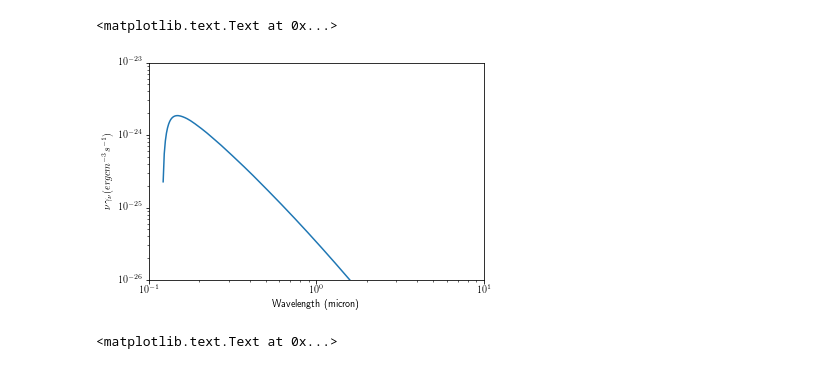
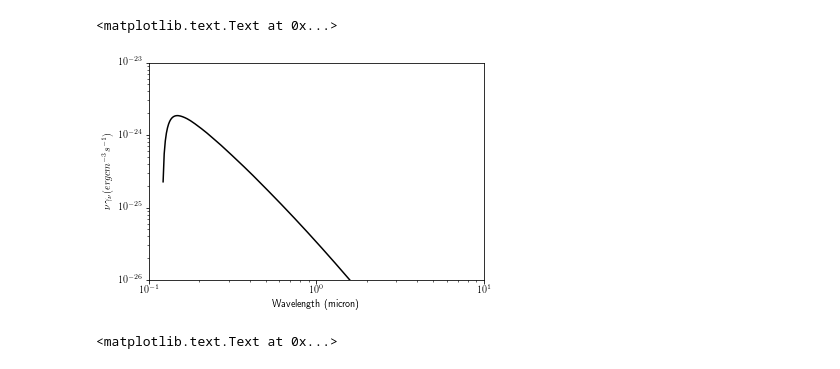
Before and after one commit to davecoulter/RadiationProject, a Jupyter notebook: GetOut.ipynb, the cells around one changed output. Saved outputs shown, nothing was run; the diff lists cells and outputs as text; code cells hidden in the pictures.

```diff
--- a/GetOut.ipynb
+++ b/GetOut.ipynb
@@ -287,5 +288,5 @@ def gamma_fb_n(n, Z, nu, T):
 # %%
-def j_nu_fb(n, Z, nu, T, n_i, n_e):
+def emissivity_bound_free(n, Z, nu, T):
     """emission coefficient of shell-sum bound-free transition"""
     return sum([gamma_fb_n(i, Z, nu, T) for i in range(1, n)])
 # %%
@@ -319,35 +321,35 @@ gnu_interp=scipy.interpolate.interp1d(nu_table,g_nu,kind='cubic')
 # %%
-alpha_eff=0.838E-13 #cm^3 * s^-1
-A_2= 8.23 #s^-1
-q_p=2.51E-4 + 2.23E-4 #cm^3 * s^-1
-q_e=0.22E-4 + 0.35E-4 #cm^3 * s^-1
-nu_12=2*1.234E15
+alpha_eff = 0.838e-13  # cm^3 * s^-1
+A_2 = 8.23  # s^-1
+q_p = 2.51e-4 + 2.23e-4  # cm^3 * s^-1
+q_e = 0.22e-4 + 0.35e-4  # cm^3 * s^-1
+nu_12 = 2 * 1.234e15
 # %%
-def gamma_nu(nu_arr, n_p, n_e):
+def emissivity_2photon(nu_arr, n_p, n_e):
     """equation 4.29 in Osterbrock and Ferland 2nd edition"""
-    gammas=[]
-    denom=1+((n_p*q_p+n_e*q_p)/A_2)
+    gammas = []
+    denom = 1 + ((n_p * q_p + n_e * q_p) / A_2)
     for nu in nu_arr:
-        if nu <= nu_12/2:
-            g_nu=gnu_interp(nu)
-            gammas.append((alpha_eff)*g_nu/denom)
-        elif nu > nu_12/2:
-            if nu_12-nu < (10**14*1E-26):
+        if nu <= nu_12 / 2:
+            g_nu = gnu_interp(nu)
+            gammas.append((alpha_eff) * g_nu / denom)
+        elif nu > nu_12 / 2:
+            if nu_12 - nu < (10**14 * 1E-26):
                 gammas.append(0)
             else:
-                g_nu2=(nu/(nu_12-nu))*gnu_interp(nu_12-nu)
-                gammas.append((alpha_eff)*g_nu2/denom)
+                g_nu2 = (nu / (nu_12 - nu)) * gnu_interp(nu_12 - nu)
+                gammas.append((alpha_eff) * g_nu2 / denom)
     return gammas
 # %%
-nu_arr=np.logspace(np.log10(1.23E14),np.log10(2.467e15),200)
-gamma_nu_arr=gamma_nu(nu_arr,0,0)
+nu_arr = np.logspace(np.log10(1.23e14), np.log10(2.467e15), 200)
+gamma_nu_arr = emissivity_2photon(nu_arr, 0, 0)
 # %%
-plt.loglog(3E14/np.logspace(np.log10(1.23e14),np.log10(2.467e15),200), nu_arr*gamma_nu_arr)
+plt.loglog(c * 1e4 / nu_arr, nu_arr * gamma_nu_arr, c='k')
 plt.ylabel(r'$\nu \gamma_{\nu} (erg cm^{-3}s^{-1})$')
-plt.ylim(1e-26,1e-23)
-plt.xlim(0.1,10)
+plt.ylim(1e-26, 1e-23)
+plt.xlim(0.1, 10)
 plt.xlabel('Wavelength (micron)')
 # %% [output]
 <matplotlib.text.Text at 0x...>
-[figure, old version]
+[figure, new version]
 # %%
```
Also changed, not shown: parts of 15 cells of this notebook, 1 other file.
